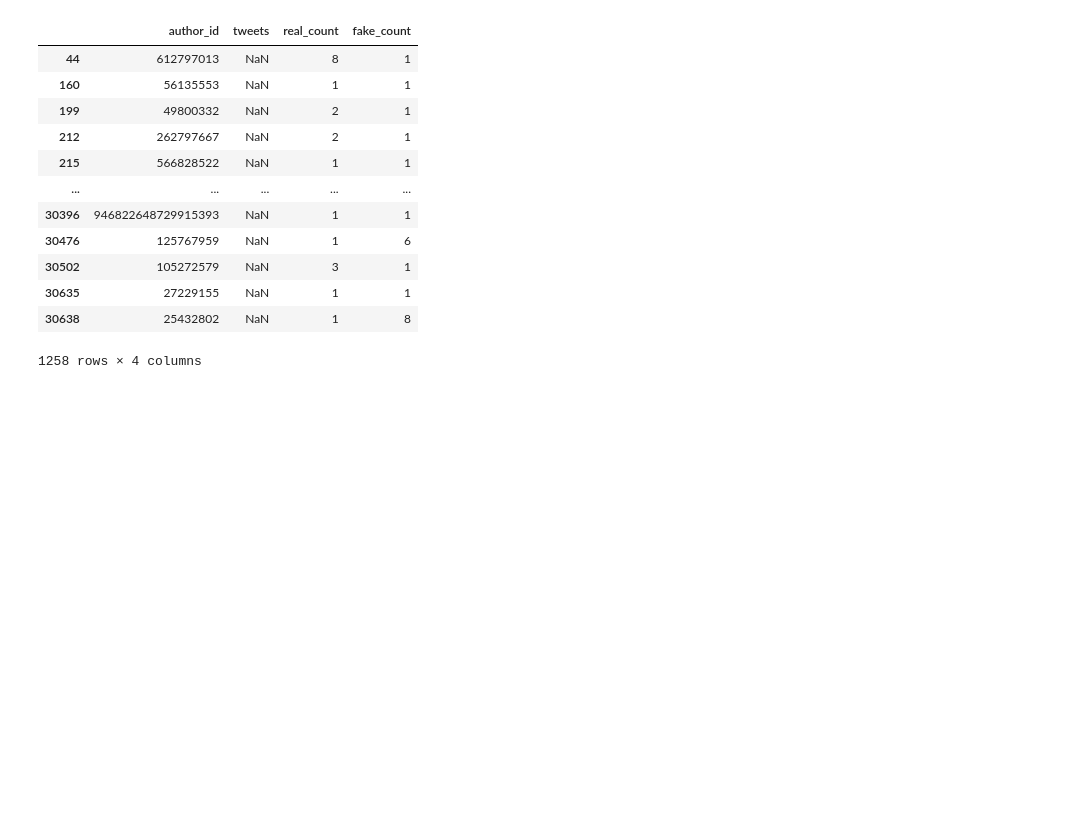
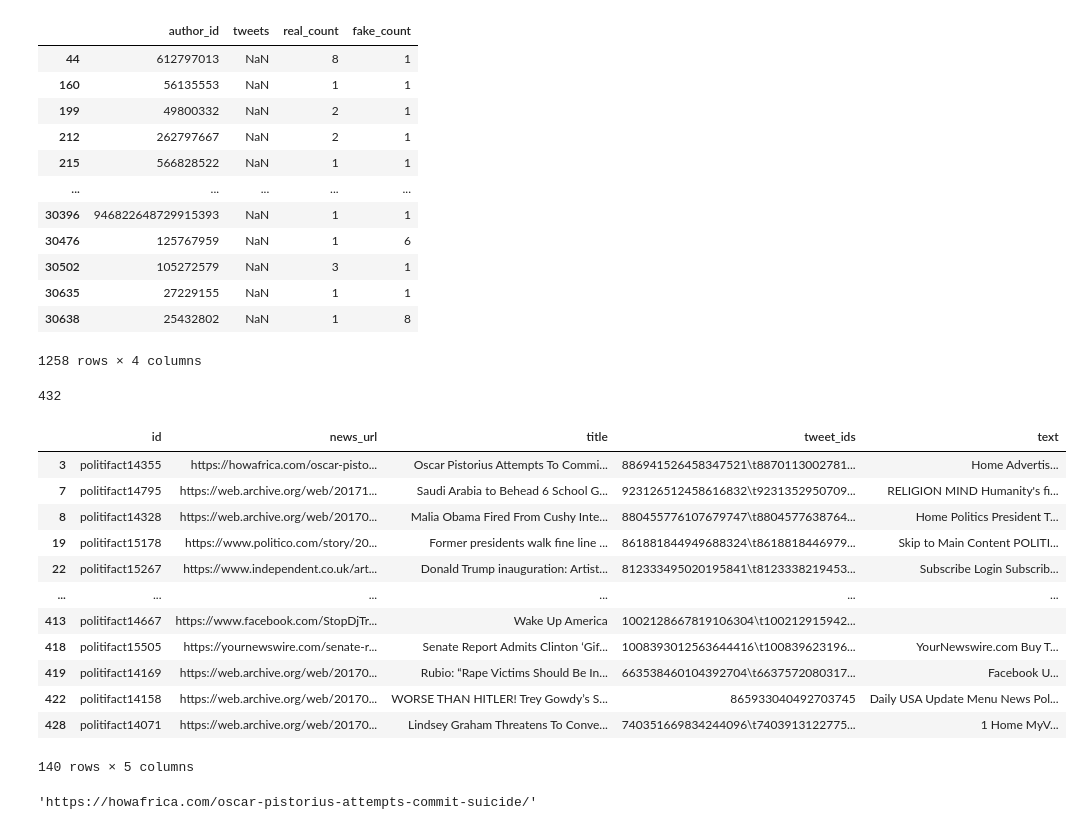
Before and after one commit to vtrikoupis/masters-thesis, a Jupyter notebook: processing.ipynb, the cells around one changed output. Drawn from its saved outputs; the diff is of its cells as text; code cells hidden in the pictures; blank space fills up the shorter version.

```diff
--- a/processing.ipynb
+++ b/processing.ipynb
@@ -686,3 +720,32 @@ def getTweetAuthors(tweet_ids_raw):
             count+=1
 # %%
 tweets_by_author.to_csv("processed-data/tweets-by-author-politifact.csv")
+# %%
+len(politifact_fake)
+# %% [output]
+432
+# %%
+filtered_p_fake = politifact_fake[politifact_fake['text'] != '' ]
+filtered_p_fake = filtered_p_fake[filtered_p_fake['text'].notnull()]
+filtered_p_fake = filtered_p_fake[filtered_p_fake['tweet_ids'].notnull()]
+# filtered_p_fake.to_csv('processed-data/scraped_text/politifact_fake_with_scraped_text.csv')
+# %%
+filtered_p_fake
+# %% [output]
+|  | id | news_url | title | tweet_ids | text |
+| 3 | politifact14355 | https://howafrica.com/oscar-pisto... | Oscar Pistorius Attempts To Commi... | 886941526458347521\t8870113002781... | Home Advertis... |
+| 7 | politifact14795 | https://web.archive.org/web/20171... | Saudi Arabia to Behead 6 School G... | 923126512458616832\t9231352950709... | RELIGION MIND Humanity's fi... |
+| 8 | politifact14328 | https://web.archive.org/web/20170... | Malia Obama Fired From Cushy Inte... | 880455776107679747\t8804577638764... | Home Politics President T... |
+| 19 | politifact15178 | https://www.politico.com/story/20... | Former presidents walk fine line ... | 861881844949688324\t8618818446979... | Skip to Main Content POLITI... |
+| 22 | politifact15267 | https://www.independent.co.uk/art... | Donald Trump inauguration: Artist... | 812333495020195841\t8123338219453... | Subscribe Login Subscrib... |
+| ... | ... | ... | ... | ... | ... |
+| 413 | politifact14667 | https://www.facebook.com/StopDjTr... | Wake Up America | 1002128667819106304\t100212915942... |  |
+| 418 | politifact15505 | https://yournewswire.com/senate-r... | Senate Report Admits Clinton ‘Gif... | 1008393012563644416\t100839623196... | YourNewswire.com Buy T... |
+| 419 | politifact14169 | https://web.archive.org/web/20170... | Rubio: “Rape Victims Should Be In... | 663538460104392704\t6637572080317... | Facebook U... |
+| 422 | politifact14158 | https://web.archive.org/web/20170... | WORSE THAN HITLER! Trey Gowdy’s S... | 865933040492703745 | Daily USA Update Menu News Pol... |
+| 428 | politifact14071 | https://web.archive.org/web/20170... | Lindsey Graham Threatens To Conve... | 740351669834244096\t7403913122775... | 1 Home MyV... |
+140 rows × 5 columns
+# %%
+filtered_p_fake.head(1).news_url.values[0]
+# %% [output]
+'https://howafrica.com/oscar-pistorius-attempts-commit-suicide/'
```
Also changed, not shown: parts of 14 cells of this notebook, 3 other files.
